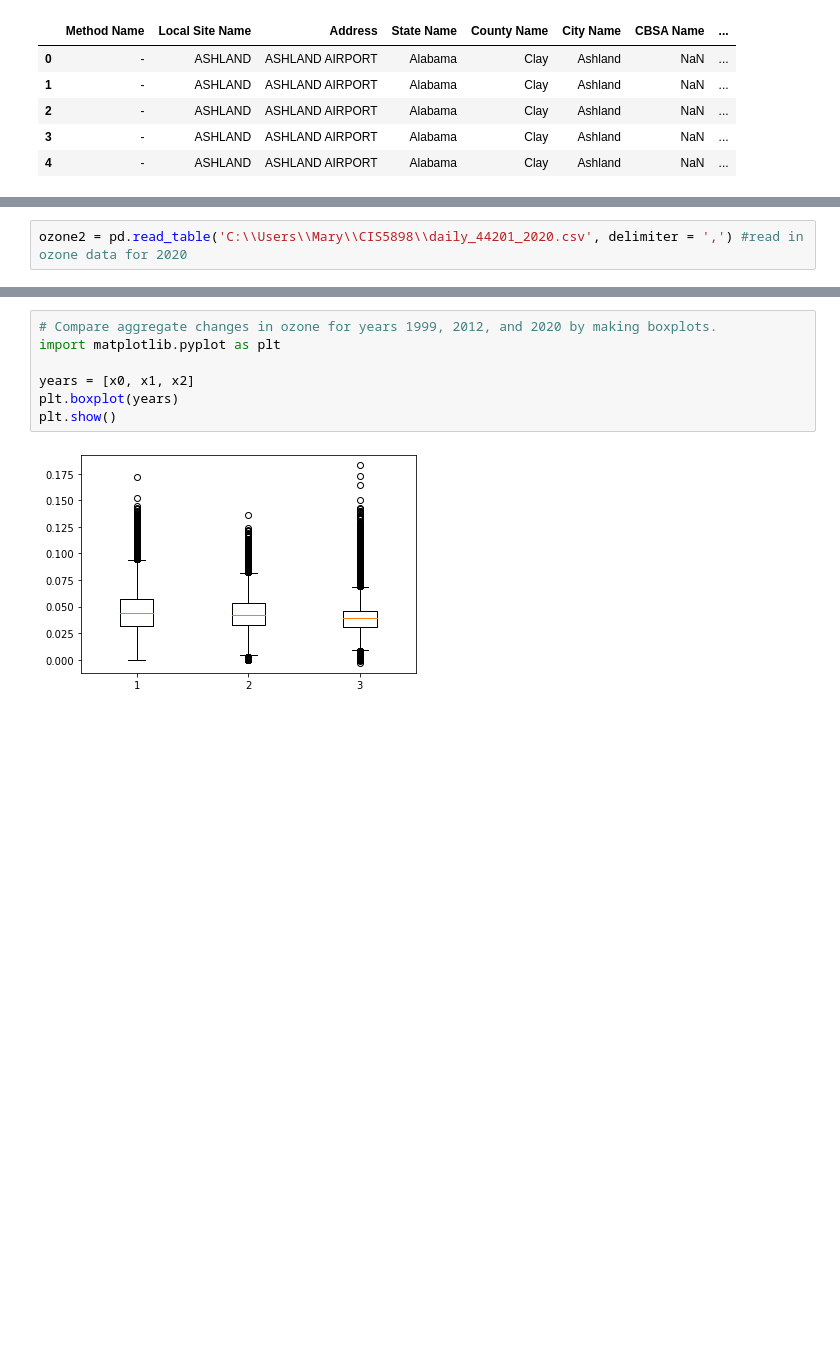
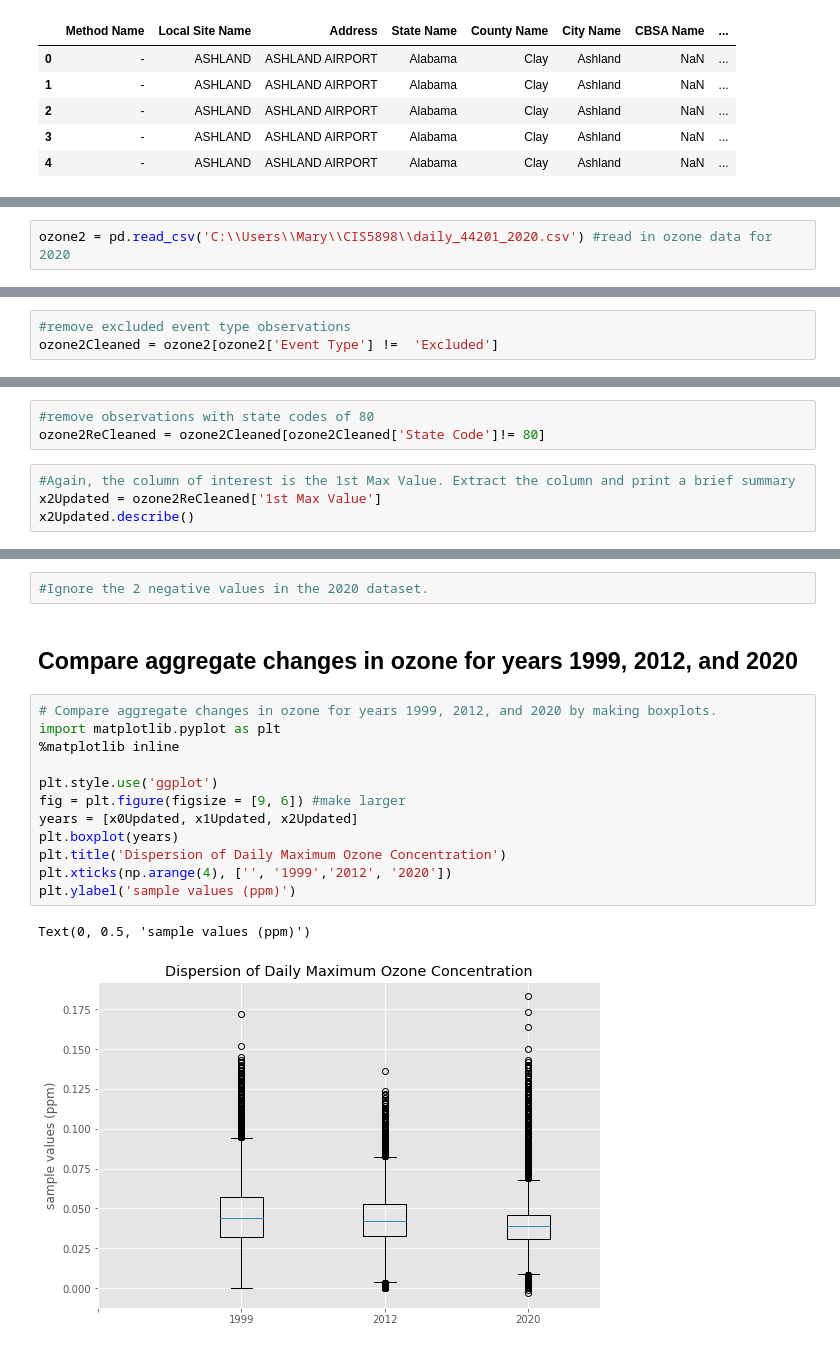
Before and after one commit to mjlaw/FIT_capstone, a Jupyter notebook: Jupyter_notebooks/ozone studies.ipynb, the cells around one changed output, grey strips where cells are left out. Saved outputs shown, nothing was run; the diff lists cells and outputs as text; blank space fills up the shorter version.

Commit message:
updates and new dataset

```diff
--- a/Jupyter_notebooks/ozone studies.ipynb
+++ b/Jupyter_notebooks/ozone studies.ipynb
@@ -125,2 +181,2 @@ maximum value. We will look for better visualizations after reading in the 2020
 # %%
-ozone2 = pd.read_table('C:\\Users\\Mary\\CIS5898\\daily_44201_2020.csv', delimiter = ',') #read in ozone data for 2020
+ozone2 = pd.read_csv('C:\\Users\\Mary\\CIS5898\\daily_44201_2020.csv') #read in ozone data for 2020
@@ -142,0 +192,3 @@ There should not be any values below 0.
+# %%
+#remove excluded event type observations
+ozone2Cleaned = ozone2[ozone2['Event Type'] !=  'Excluded']
@@ -142,0 +200,7 @@ There should not be any values below 0.
+# %%
+#remove observations with state codes of 80
+ozone2ReCleaned = ozone2Cleaned[ozone2Cleaned['State Code']!= 80]
+# %%
+#Again, the column of interest is the 1st Max Value. Extract the column and print a brief summary
+x2Updated = ozone2ReCleaned['1st Max Value']
+x2Updated.describe()
@@ -148,12 +222,22 @@ print((countNegativeValues / len(ozone2)) * 100) #find percentage of negative va
 # %% [output]
 2
 0.0005103043199812208
+# %%
+#Ignore the 2 negative values in the 2020 dataset.
+# %% [markdown]
+## Compare aggregate changes in ozone for years 1999, 2012, and 2020
 # %%
 # Compare aggregate changes in ozone for years 1999, 2012, and 2020 by making boxplots.
 import matplotlib.pyplot as plt
+%matplotlib inline
 
-years = [x0, x1, x2]
+plt.style.use('ggplot')
+fig = plt.figure(figsize = [9, 6]) #make larger
+years = [x0Updated, x1Updated, x2Updated]
 plt.boxplot(years)
-plt.show()
+plt.title('Dispersion of Daily Maximum Ozone Concentration')
+plt.xticks(np.arange(4), ['', '1999','2012', '2020'])
+plt.ylabel('sample values (ppm)')
 # %% [output]
+Text(0, 0.5, 'sample values (ppm)')
-[figure, old version]
+[figure, new version]
```
Also changed, not shown: parts of 68 cells of this notebook, 1 other file.
